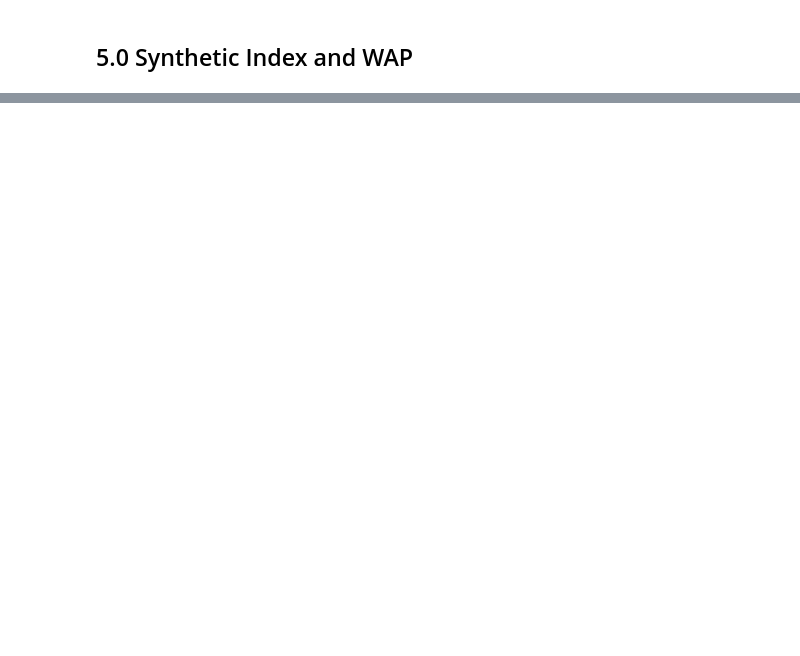
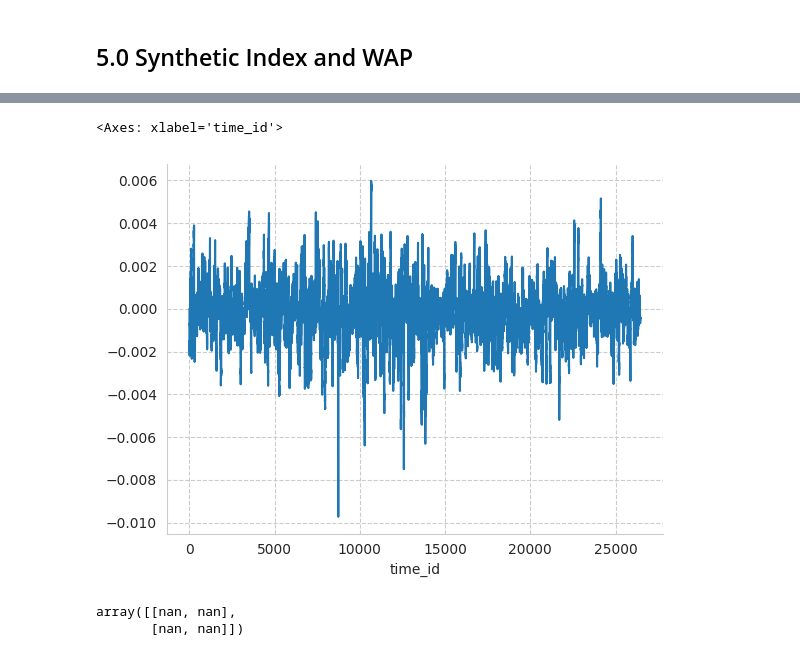
Before and after one commit to fabriziobasso/kaggle, a Jupyter notebook: Optiver_comp_v3.ipynb, the cells around one changed output, grey strips where cells are left out. Cells and saved outputs as stored; diff of their text form; code cells hidden in the pictures; blank space fills up the shorter version.

```diff
--- a/Optiver_comp_v3.ipynb
+++ b/Optiver_comp_v3.ipynb
@@ -803,0 +871,8 @@ KeyError: ignored
+# %%
+wap_synt_index_diff = rel_perf["wap"].sub(rel_perf["eq_wgt_index"])
+wap_synt_index_diff.loc[:,4].plot()
+#rel_perf["wap"].loc[:,4].plot()
+#rel_perf["eq_wgt_index"].loc[:,4].plot()
+# %% [output]
+<Axes: xlabel='time_id'>
+[figure, added]
@@ -803,0 +883,5 @@ KeyError: ignored
+# %%
+np.corrcoef(wap_synt_index_diff.loc[:,i_],rel_perf["target"].loc[:,i_])
+# %% [output]
+array([[nan, nan],
+       [nan, nan]])
```
Also changed, not shown: parts of 14 cells of this notebook.
